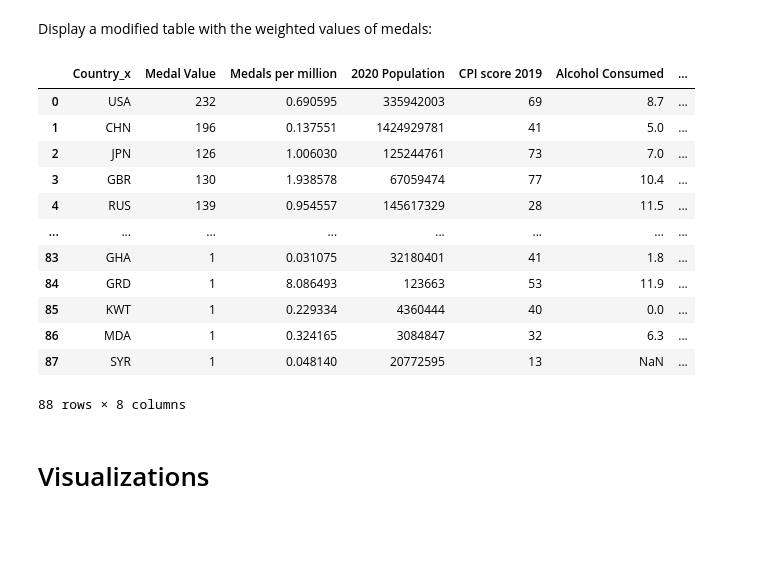
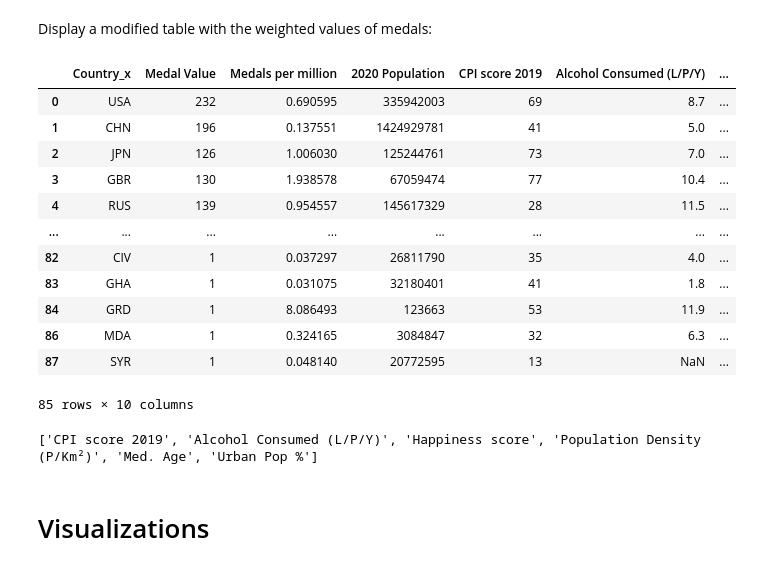
Before and after one commit to karolinahhh/data_wrangling, a Jupyter notebook: project_gr30.ipynb, the cells around one changed output. Cells and saved outputs as stored; diff of their text form; code cells hidden in the pictures; blank space fills up the shorter version.

```diff
--- a/project_gr30.ipynb
+++ b/project_gr30.ipynb
@@ -157,6 +159,8 @@ df_merged1["Medals per million"] = medals_per_million
 df_merged2 = pd.merge(df_merged1, df_cpi, left_on='Country', right_on='ISO3')
 df_merged2
 df = df_merged2[['Country_x','Medal Value', 'Medals per million','2020 Population', 'CPI score 2019']]
+
+factors_of_interest += ['CPI score 2019']
 df
 # %% [output]
 |  | Country_x | Medal Value | Medals per million | 2020 Population | CPI score 2019 |
@@ -178,11 +182,13 @@ Merging dataframe with Alcohol Consumption
 #preparing data
 normalize_countries(df_drinking, 'country')
 df_drinking = df_drinking[['country', 'total_litres_of_pure_alcohol']]
-df_drinking.rename(columns = {'total_litres_of_pure_alcohol':'Alcohol Consumed'}, inplace = True)
+df_drinking.rename(columns = {'total_litres_of_pure_alcohol':'Alcohol Consumed (L/P/Y)'}, inplace = True)
 
 #merging
 df = pd.merge(df, df_drinking, left_on='Country_x', right_on='country', how='left')
 df = df.drop(columns=['country'])
+
+factors_of_interest += ['Alcohol Consumed (L/P/Y)']
 # %% [markdown]
 Adding happiness levels to the dataframe
 # %%
@@ -201,13 +207,18 @@ df_happiness.at[84, 'Country name'] = 'CIV'
 #merging
 df = pd.merge(df, df_happiness, left_on='Country_x', right_on='Country name', how='left')
 df = df.drop(columns=['Country name'])
+
+factors_of_interest += ['Happiness score']
 # %% [markdown]
 Adding population density to the dataframe
 # %%
 #preparing dataframe
 df_population_density.rename(columns = {'Country (or dependency)':'Countries'}, inplace = True)
 df_population_density.rename(columns = {'Density (P/Km²)':'Population Density (P/Km²)'}, inplace = True)
-df_population_density = df_population_density[['Countries', 'Population Density (P/Km²)']]
+
+df_population_density = df_population_density[['Countries', 'Population Density (P/Km²)', 'Med. Age', 'Urban Pop %']]
+
+
 
 #manually converting some data to required format
 df_population_density.at[8, 'Countries'] = 'RUS'
@@ -216,29 +227,41 @@ df_population_density.at[17, 'Countries'] = 'IRN'
 df_population_density.at[67, 'Countries'] = 'SYR'
 
 
+
 normalize_countries(df_population_density, 'Countries')
 
 #merging
 df = pd.merge(df, df_population_density, left_on='Country_x', right_on='Countries', how='left')
 df = df.drop(columns=['Countries'])
+
+#stripping and converting data for use
+df.replace(' %', '', regex=True, inplace=True)
+df = df[df['Urban Pop %']!= 'N.A.']
+df = df.astype({'Med. Age':'int'})
+df = df.astype({'Urban Pop %':'int'})
+factors_of_interest += ['Population Density (P/Km²)', 'Med. Age', 'Urban Pop %']
 # %% [markdown]
 Display a modified table with the weighted values of medals:
 # %%
-df
+
+
+display(df)
+print(factors_of_interest)
 # %% [output]
-|  | Country_x | Medal Value | Medals per million | 2020 Population | CPI score 2019 | Alcohol Consumed | ... |
+|  | Country_x | Medal Value | Medals per million | 2020 Population | CPI score 2019 | Alcohol Consumed (L/P/Y) | ... |
 | 0 | USA | 232 | 0.690595 | 335942003 | 69 | 8.7 | ... |
 | 1 | CHN | 196 | 0.137551 | 1424929781 | 41 | 5.0 | ... |
 | 2 | JPN | 126 | 1.006030 | 125244761 | 73 | 7.0 | ... |
 | 3 | GBR | 130 | 1.938578 | 67059474 | 77 | 10.4 | ... |
 | 4 | RUS | 139 | 0.954557 | 145617329 | 28 | 11.5 | ... |
 | ... | ... | ... | ... | ... | ... | ... | ... |
+| 82 | CIV | 1 | 0.037297 | 26811790 | 35 | 4.0 | ... |
 | 83 | GHA | 1 | 0.031075 | 32180401 | 41 | 1.8 | ... |
 | 84 | GRD | 1 | 8.086493 | 123663 | 53 | 11.9 | ... |
-| 85 | KWT | 1 | 0.229334 | 4360444 | 40 | 0.0 | ... |
 | 86 | MDA | 1 | 0.324165 | 3084847 | 32 | 6.3 | ... |
 | 87 | SYR | 1 | 0.048140 | 20772595 | 13 | NaN | ... |
-88 rows × 8 columns
+85 rows × 10 columns
+['CPI score 2019', 'Alcohol Consumed (L/P/Y)', 'Happiness score', 'Population Density (P/Km²)', 'Med. Age', 'Urban Pop %']
 # %% [markdown]
 # Visualizations
 # %%
```
Also changed, not shown: parts of 4 cells of this notebook, 1 other file.
